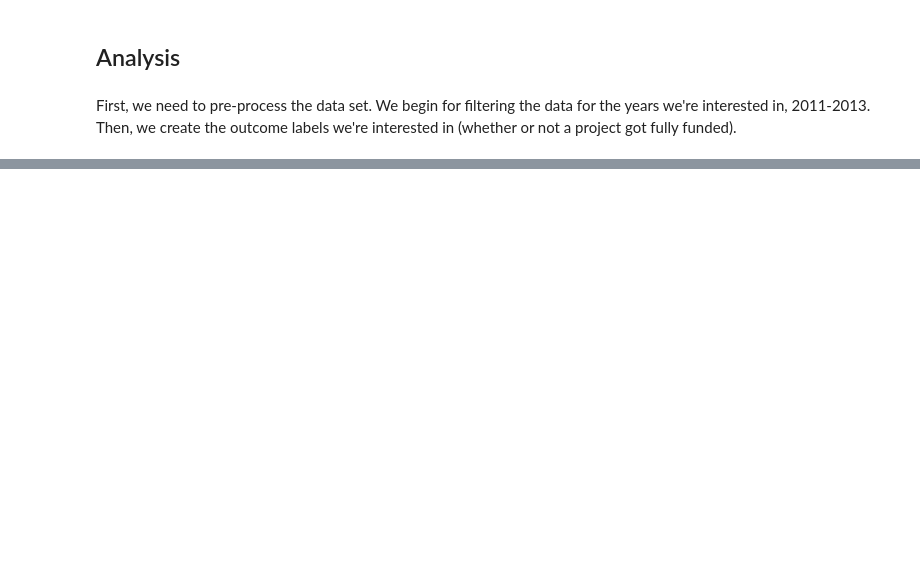
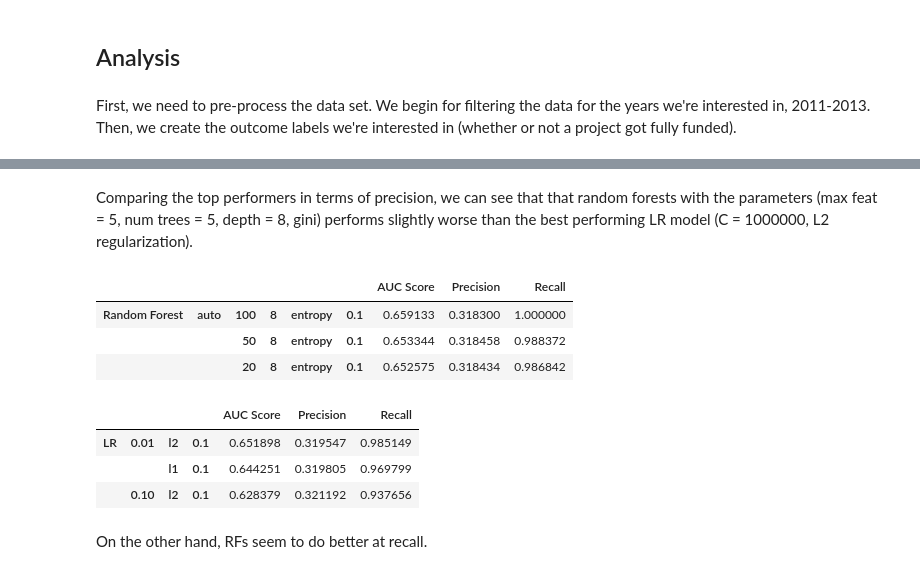
Before and after one commit to xiangyum/ml_publicpolicy, a Jupyter notebook: hw_3/hw3_main.ipynb, the cells around one changed output, grey strips where cells are left out. Saved outputs shown, nothing was run; the diff lists cells and outputs as text; code cells hidden in the pictures; blank space fills up the shorter version.

```diff
--- a/hw_3/hw3_main.ipynb
+++ b/hw_3/hw3_main.ipynb
@@ -67,0 +295,18 @@ for i in range(0, len(ldf2)):
+# %% [markdown]
+Comparing the top performers in terms of precision, we can see that that random forests with the parameters (max feat = 5, num trees = 5, depth = 8, gini) performs slightly worse than the best performing LR model (C = 1000000, L2 regularization).
+# %%
+rf_df.transpose().sort_values("Recall", ascending = False).head(3)
+# %% [output]
+|  |  |  |  |  |  | AUC Score | Precision | Recall |
+| Random Forest | auto | 100 | 8 | entropy | 0.1 | 0.659133 | 0.318300 | 1.000000 |
+|  |  | 50 | 8 | entropy | 0.1 | 0.653344 | 0.318458 | 0.988372 |
+|  |  | 20 | 8 | entropy | 0.1 | 0.652575 | 0.318434 | 0.986842 |
+# %%
+lr_df.transpose().sort_values("Recall", ascending = False).head(3)
+# %% [output]
+|  |  |  |  | AUC Score | Precision | Recall |
+| LR | 0.01 | l2 | 0.1 | 0.651898 | 0.319547 | 0.985149 |
+|  |  | l1 | 0.1 | 0.644251 | 0.319805 | 0.969799 |
+|  | 0.10 | l2 | 0.1 | 0.628379 | 0.321192 | 0.937656 |
+# %% [markdown]
+On the other hand, RFs seem to do better at recall.
```
Also changed, not shown: parts of 58 cells of this notebook, 5 other files.
